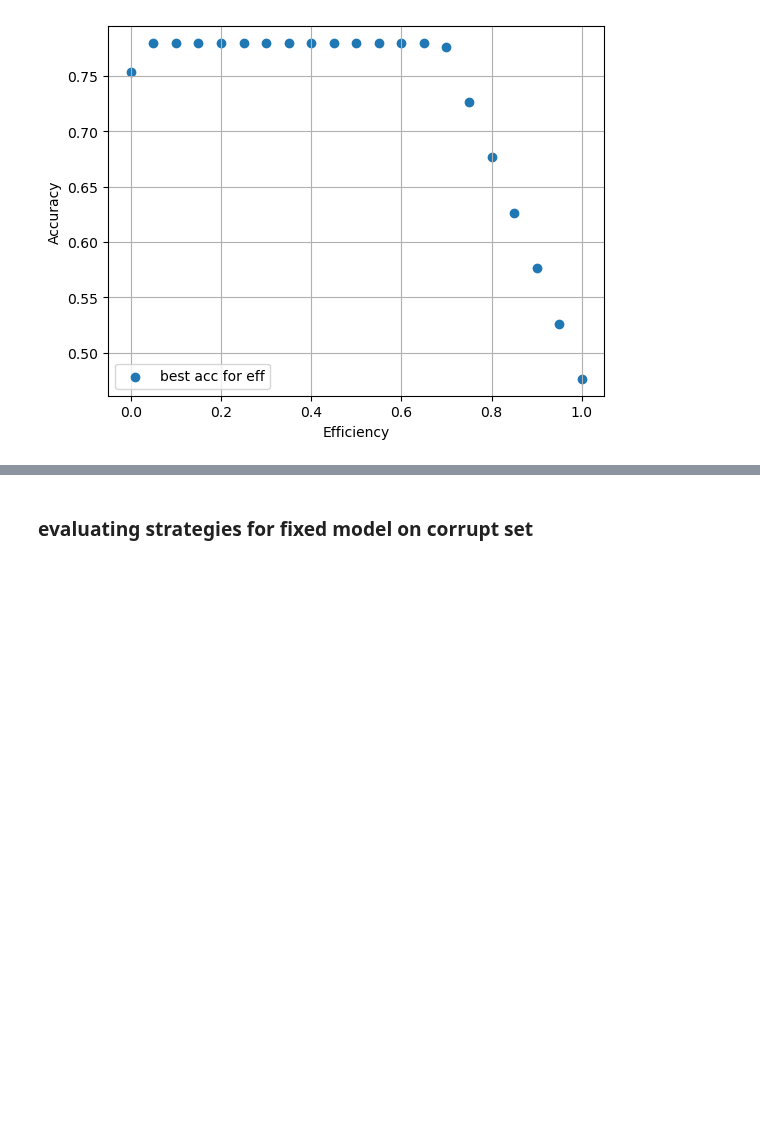
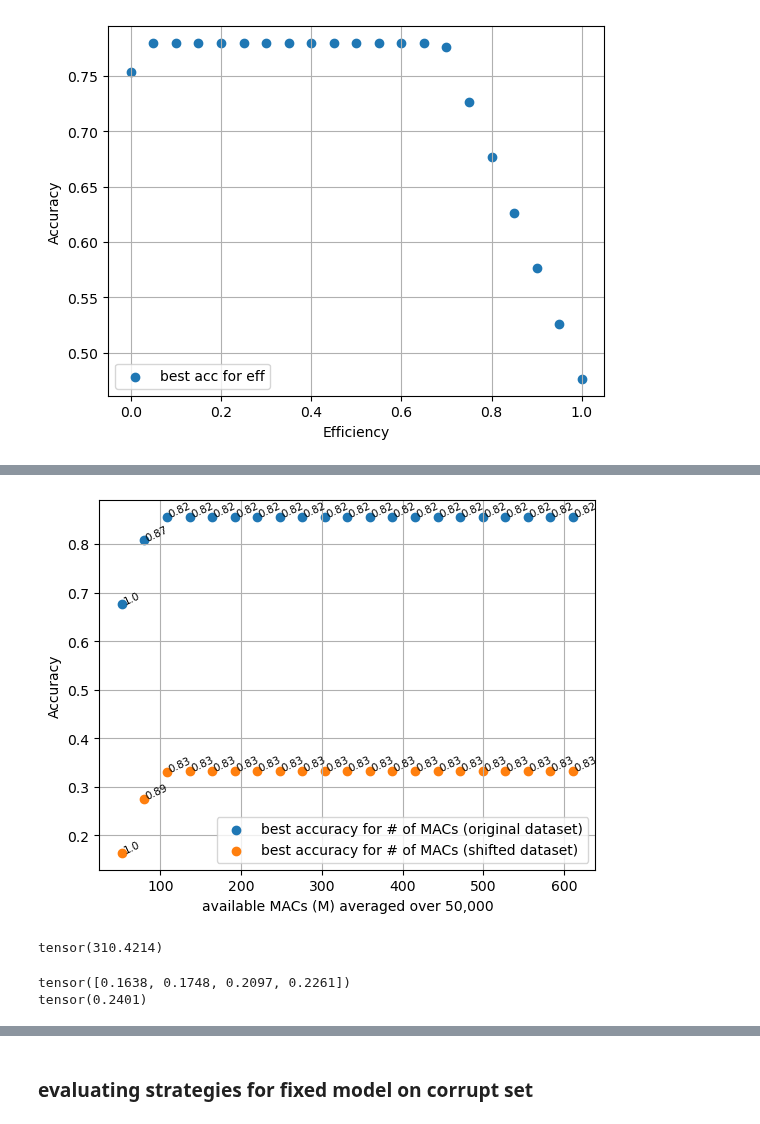
Before and after one commit to Geffen-Cooper/continual_learning_playground, a Jupyter notebook: src/test_time_kd/test_corruptions.ipynb, the cells around one changed output, grey strips where cells are left out. Drawn from its saved outputs; the diff is of its cells as text; code cells hidden in the pictures; blank space fills up the shorter version.

```diff
--- a/src/test_time_kd/test_corruptions.ipynb
+++ b/src/test_time_kd/test_corruptions.ipynb
@@ -1236,0 +1417,21 @@ for i, txt in enumerate(effs2):
+# %%
+accs2 = [acc/50000 for acc in accs]
+corr_accs2 = [acc/50000 for acc in corr_accs]
+fig,ax1 = plt.subplots()
+ax1.scatter(ops/50000,accs2,label="best accuracy for # of MACs (original dataset)")
+ax1.scatter(ops/50000,corr_accs2,label="best accuracy for # of MACs (shifted dataset)")
+# plt.scatter(clean_naive_efficiency[-1],clean_naive_online_acc[-1],label="naive",s=6)
+# plt.scatter(clean_oracle_efficiency[-1],clean_oracle_acc[-1],label="oracle",s=6)
+# plt.scatter(clean_online_efficiency[-1],clean_online_acc[-1],label="224",s=6)
+# plt.scatter(clean_online_efficiency64[-1],clean_online_acc64[-1],label="64",s=6,c='y')
+ax1.grid()
+ax1.set_xlabel("available MACs (M) averaged over 50,000")
+ax1.set_ylabel("Accuracy")
+ax1.legend()
+effs2 = [round(eff,2) for eff in effs]
+corr_effs2 = [round(corr_eff,2) for corr_eff in corr_effs]
+for i, txt in enumerate(effs2):
+    ax1.annotate(txt, ((ops)[i]/50000, accs2[i]),rotation=25, size=7.5)
+    ax1.annotate(corr_effs2[i], ((ops)[i]/50000, corr_accs2[i]),rotation=25, size=7.5)
+# %% [output]
+[figure, added]
@@ -1236,0 +1445,10 @@ for i, txt in enumerate(effs2):
+# %%
+print((52.5*torch.sum(ms==0) + 234.8*torch.sum(ms==1) + 415.14*torch.sum(ms==2) + 610.61*torch.sum(ms==3))/750000)
+# %% [output]
+tensor(310.4214)
+# %%
+print(torch.sum(all_results,dim=1)/750000)
+print(correct/750000)
+# %% [output]
+tensor([0.1638, 0.1748, 0.2097, 0.2261])
+tensor(0.2401)
```
Also changed, not shown: parts of 24 cells of this notebook, 9 other files.
